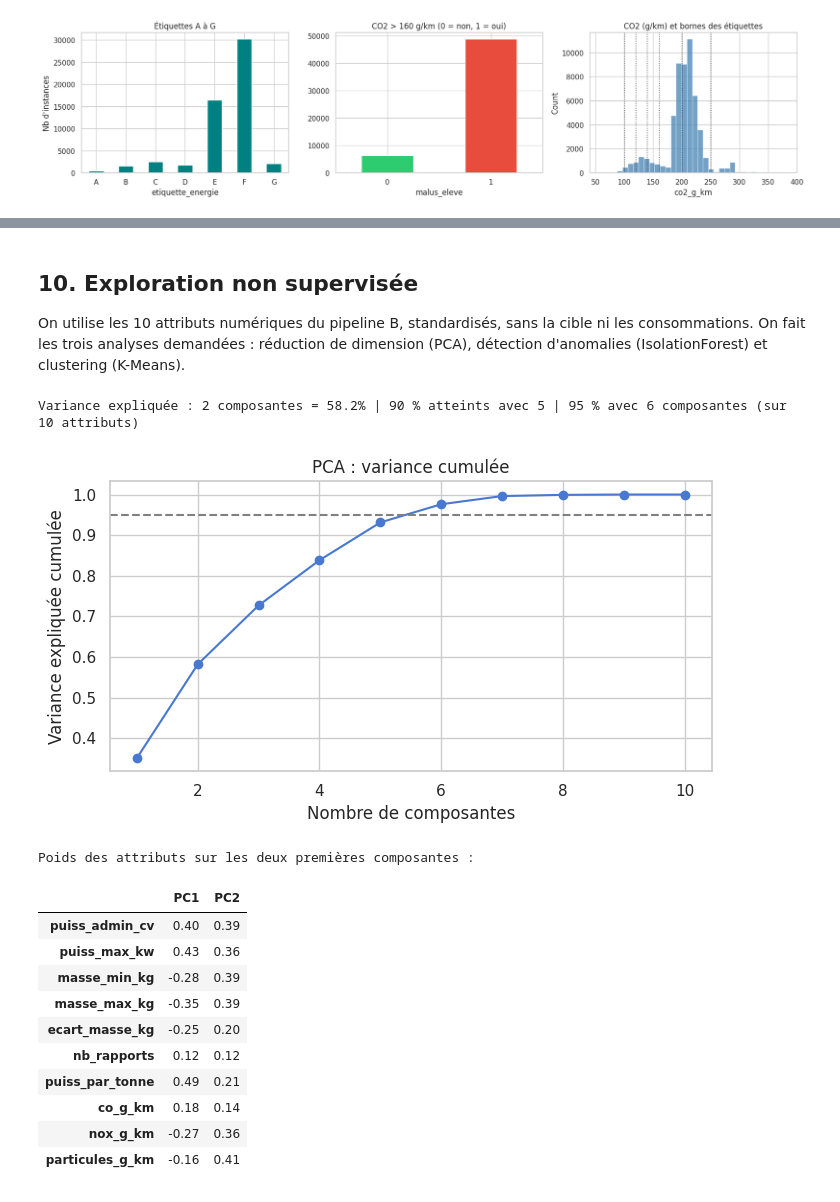
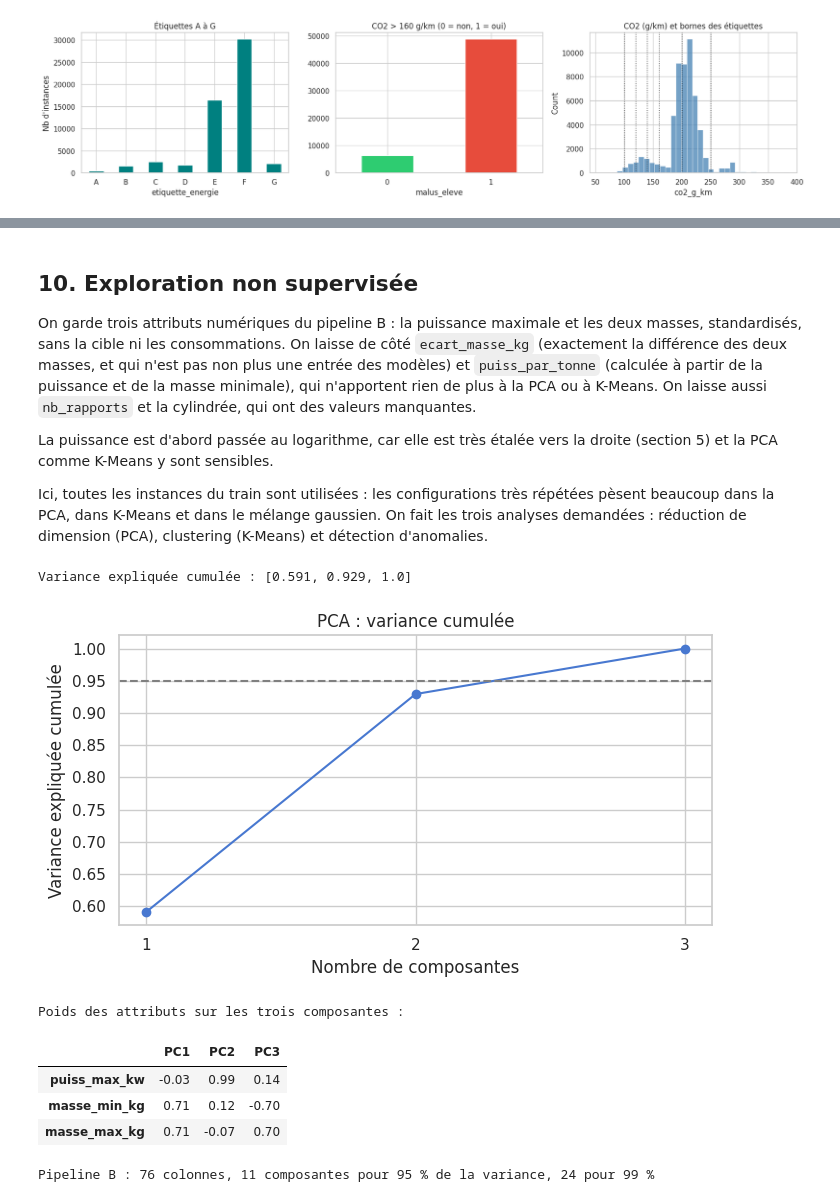
Before and after one commit to Polbailleul/AAA-Project-Levalois-Bailleul, a Jupyter notebook: Notebook_Bailleul_Levalois.ipynb, the cells around one changed output, grey strips where cells are left out. Drawn from its saved outputs; the diff is of its cells as text; code cells hidden in the pictures.

```diff
--- a/Notebook_Bailleul_Levalois.ipynb
+++ b/Notebook_Bailleul_Levalois.ipynb
@@ -521,13 +600,27 @@ def add_features(d):
     d = d.copy()
     d["type_boite"] = d["boite_rapports"].astype(str).str.strip().str[0]
     d["nb_rapports"] = pd.to_numeric(d["boite_rapports"].astype(str).str.extract(r"(\d+)", expand=False), errors="coerce")
-    d.loc[d["type_boite"] == "V", "nb_rapports"] = np.nan   # boîte à variation continue (« V 0 ») : pas de nombre de rapports
+    d.loc[d["type_boite"] == "V", "nb_rapports"] = np.nan     # boîte à variation continue (« V 0 ») : pas de rapports fixes
     d["puiss_par_tonne"] = d["puiss_max_kw"] / (d["masse_min_kg"] / 1000.0)
     d["ecart_masse_kg"] = d["masse_max_kg"] - d["masse_min_kg"]
+
+    desc = d["description"].astype(str).str.upper()
+    # Cylindrée en litres, quand elle est écrite dans la description (« VIANO 2.2 CDI », « GIULIETTA 1.4 T-JET »)
+    d["cylindree_l"] = pd.to_numeric(desc.str.extract(r"(?<![\d.])([1-6]\.\d)(?!\d)", expand=False), errors="coerce")
+    # Transmission intégrale : 4x4, 4MATIC (Mercedes), QUATTRO (Audi), 4MOTION (Volkswagen), XDRIVE (BMW), AWD, 4WD
+    d["integrale"] = desc.str.contains(r"4X4|4MATIC|QUATTRO|4MOTION|XDRIVE|AWD|4WD").astype(int)
+    # Version présentée comme économique par le constructeur (BlueMotion, BlueHDi, Blue Lion, Ecoflex, Ecomotive, ECO, Start/Stop).
+    # BLUETEC (dépollution Mercedes), ECOBOOST (moteur Ford) ou STARTLINE (finition) ne sont pas des versions économiques.
+    d["version_eco"] = desc.str.contains(r"BLUEMOTION|BLUE ?HDI|BLUE LION|ECOFLEX|ECOMOTIVE|ECONETIC|\bECO\b|S/S|START ?/ ?STOP|STOP ?[/&] ?START").astype(int)
     return d
 
 train_set = add_features(train_set)
 test_set = add_features(test_set)
-display(train_set[["boite_rapports", "type_boite", "nb_rapports", "puiss_par_tonne", "ecart_masse_kg"]].head(5))
+display(train_set[["description", "type_boite", "nb_rapports", "cylindree_l", "integrale", "version_eco"]].drop_duplicates("description").head(6))
 print(train_set["type_boite"].value_counts().to_dict())
+print("Boîtes à variation continue dans le train :", (train_set["type_boite"] == "V").sum())
+print(f"Cylindrée trouvée dans la description : {train_set['cylindree_l'].notna().mean():.1%} des instances du train")
+print("Modèles les plus fréquents sans cylindrée :", train_set.loc[train_set["cylindree_l"].isna(), "modele"].value_counts().head(4).to_dict())
+print(f"Transmission intégrale : {train_set['integrale'].mean():.1%} | version économique : {train_set['version_eco'].mean():.1%}")
+print("CO2 moyen selon version économique (0/1) :", train_set.groupby("version_eco")["co2_g_km"].mean().round(1).to_dict())
 # %% [output]
@@ -735,37 +881,48 @@ Il faut rester prudent : l'écart entre les deux moyennes (1,2 g/km) est du mêm
 # %% [markdown]
 ## 10. Exploration non supervisée
-On utilise les 10 attributs numériques du pipeline B, standardisés, sans la cible ni les consommations. On fait les trois analyses demandées : réduction de dimension (PCA), détection d'anomalies (IsolationForest) et clustering (K-Means).
+On garde trois attributs numériques du pipeline B : la puissance maximale et les deux masses, standardisés, sans la cible ni les consommations. On laisse de côté `ecart_masse_kg` (exactement la différence des deux masses, et qui n'est pas non plus une entrée des modèles) et `puiss_par_tonne` (calculée à partir de la puissance et de la masse minimale), qui n'apportent rien de plus à la PCA ou à K-Means. On laisse aussi `nb_rapports` et la cylindrée, qui ont des valeurs manquantes.
+
+La puissance est d'abord passée au logarithme, car elle est très étalée vers la droite (section 5) et la PCA comme K-Means y sont sensibles.
+
+Ici, toutes les instances du train sont utilisées : les configurations très répétées pèsent beaucoup dans la PCA, dans K-Means et dans le mélange gaussien. On fait les trois analyses demandées : réduction de dimension (PCA), clustering (K-Means) et détection d'anomalies.
 # %%
-# Matrice numérique standardisée
-explo_pipe = Pipeline([("imputer", SimpleImputer(strategy="median")), ("scaler", StandardScaler())])
-X_num = explo_pipe.fit_transform(train_set[NUM_B])
+# Attributs utilisés pour l'exploration non supervisée : puissance maximale et les deux masses.
+#  - ecart_masse_kg et puiss_par_tonne sont calculés à partir de ces attributs (redondants pour la PCA et K-Means) ;
+#  - nb_rapports et la cylindrée ont des valeurs manquantes, et nb_rapports ne prend que quelques valeurs entières.
+# La puissance est très étalée vers la droite (section 5) : on la passe au logarithme avant de standardiser.
+# FunctionTransformer applique une fonction (ici np.log) à une colonne, sous forme d'étape de pipeline.
+NUM_EXPLO = ["puiss_max_kw", "masse_min_kg", "masse_max_kg"]
+explo_pipe = ColumnTransformer([
+    ("log", Pipeline([("log", FunctionTransformer(np.log)), ("scaler", StandardScaler())]), ["puiss_max_kw"]),
+    ("masses", StandardScaler(), ["masse_min_kg", "masse_max_kg"])])
+X_num = explo_pipe.fit_transform(train_set[NUM_EXPLO])
 
 pca_full = PCA(random_state=SEED).fit(X_num)
 cum = np.cumsum(pca_full.explained_variance_ratio_)
-n90, n95 = int(np.argmax(cum >= 0.90)) + 1, int(np.argmax(cum >= 0.95)) + 1
-print(f"Variance expliquée : 2 composantes = {cum[1]:.1%} | 90 % atteints avec {n90} | 95 % avec {n95} composantes (sur {len(NUM_B)} attributs)")
+print("Variance expliquée cumulée :", cum.round(3).tolist())
 
 plt.figure(figsize=(7, 4))
 plt.plot(range(1, len(cum) + 1), cum, marker="o"); plt.axhline(0.95, color="grey", ls="--")
+plt.xticks(range(1, len(cum) + 1))
 plt.xlabel("Nombre de composantes"); plt.ylabel("Variance expliquée cumulée"); plt.title("PCA : variance cumulée")
 plt.tight_layout(); plt.show()
 
-load = pd.DataFrame(pca_full.components_[:2].T, index=NUM_B, columns=["PC1", "PC2"]).round(2)
-print("Poids des attributs sur les deux premières composantes :")
+load = pd.DataFrame(pca_full.components_.T, index=NUM_EXPLO, columns=["PC1", "PC2", "PC3"]).round(2)
+print("Poids des attributs sur les trois composantes :")
 display(load)
+
+# Faut-il une PCA dans les pipelines ? On regarde combien de composantes il faut pour garder 95 % de la variance
+# des colonnes du pipeline B (attributs numériques standardisés et colonnes one-hot).
+cum_B = np.cumsum(PCA(random_state=SEED).fit(X_train_B).explained_variance_ratio_)
+print(f"Pipeline B : {X_train_B.shape[1]} colonnes, {np.argmax(cum_B >= 0.95) + 1} composantes pour 95 % de la variance, "
+      f"{np.argmax(cum_B >= 0.99) + 1} pour 99 %")
 # %% [output]
-Variance expliquée : 2 composantes = 58.2% | 90 % atteints avec 5 | 95 % avec 6 composantes (sur 10 attributs)
+Variance expliquée cumulée : [0.591, 0.929, 1.0]
-[figure, old version]
+[figure, new version]
-Poids des attributs sur les deux premières composantes :
+Poids des attributs sur les trois composantes :
-|  | PC1 | PC2 |
-| puiss_admin_cv | 0.40 | 0.39 |
-| puiss_max_kw | 0.43 | 0.36 |
-| masse_min_kg | -0.28 | 0.39 |
-| masse_max_kg | -0.35 | 0.39 |
-| ecart_masse_kg | -0.25 | 0.20 |
-| nb_rapports | 0.12 | 0.12 |
-| puiss_par_tonne | 0.49 | 0.21 |
-| co_g_km | 0.18 | 0.14 |
-| nox_g_km | -0.27 | 0.36 |
-| particules_g_km | -0.16 | 0.41 |
+|  | PC1 | PC2 | PC3 |
+| puiss_max_kw | -0.03 | 0.99 | 0.14 |
+| masse_min_kg | 0.71 | 0.12 | -0.70 |
+| masse_max_kg | 0.71 | -0.07 | 0.70 |
+Pipeline B : 76 colonnes, 11 composantes pour 95 % de la variance, 24 pour 99 %
 # %% [markdown]
```
Also changed, not shown: parts of 76 cells of this notebook, 1 other file.
